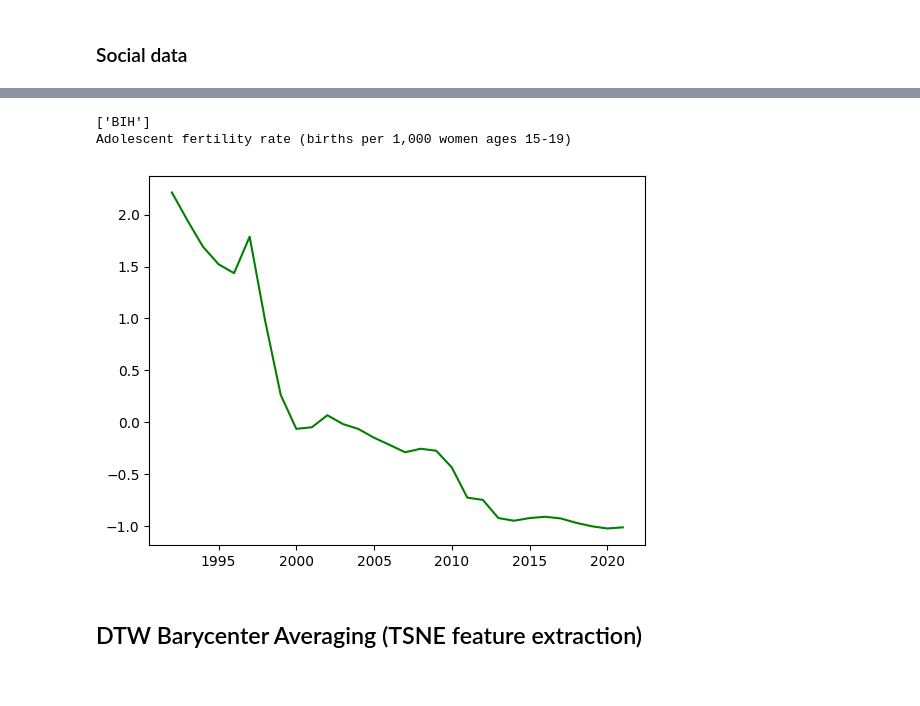
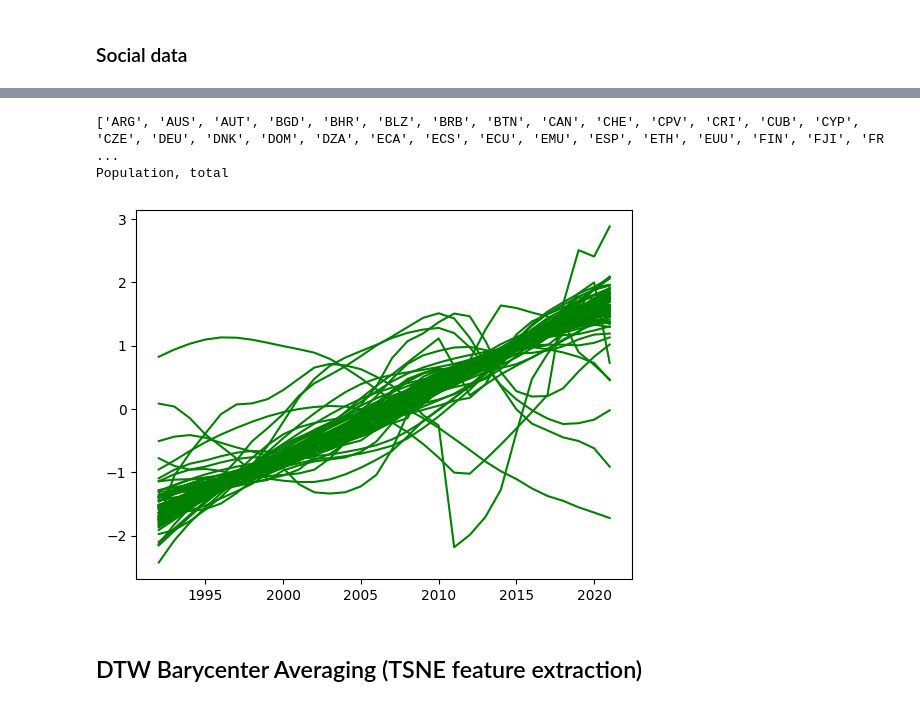
Before and after one commit to jupiterb/agh-data-science, a Jupyter notebook: 1/data_exploration/project/WorldBankOpenData_CountriesComparison.ipynb, the cells around one changed output, grey strips where cells are left out. Drawn from its saved outputs; the diff is of its cells as text; code cells hidden in the pictures.

```diff
--- a/1/data_exploration/project/WorldBankOpenData_CountriesComparison.ipynb
+++ b/1/data_exploration/project/WorldBankOpenData_CountriesComparison.ipynb
@@ -595,6 +608,6 @@ visualzie_dendrogram(tsne_1_dim_datasets["economic"], dtw)
 # %% [output]
 [figure]
 # %%
-_countries_clustered = fit_predict_clusters(tsne_1_dim_datasets["economic"], dtw_agglomerative(20))
+_countries_clustered = fit_predict_clusters(tsne_1_dim_datasets["economic"], dtw_agglomerative(40))
 visualzie_countries_clusters(_countries_clustered)
 # %% [output]
@@ -606,7 +619,7 @@ for label, cluster in enumerate(_economic_clusters):
     feature = most_common_features(cluster, dtw, ts_datasets["economic"])[0][0]
     _most_common_health_clusters_features[label] = feature
 # %%
-label = 0
+label = 15
 cluster = _economic_clusters[label]
 feature = _most_common_health_clusters_features[label]
 
@@ -631,4 +644,4 @@ visualzie_dendrogram(tsne_1_dim_datasets["health"], dtw)
 # %%
-_countries_clustered = fit_predict_clusters(tsne_1_dim_datasets["health"], dtw_agglomerative(50))
+_countries_clustered = fit_predict_clusters(tsne_1_dim_datasets["health"], dtw_agglomerative(75))
 visualzie_countries_clusters(_countries_clustered)
 # %% [output]
@@ -640,7 +653,7 @@ for label, cluster in enumerate(_health_clusters):
     feature = most_common_features(cluster, dtw, ts_datasets["health"])[0][0]
     _most_common_health_features[label] = feature
 # %%
-label = 4
+label = 12
 cluster = _health_clusters[label]
 feature = _most_common_health_features[label]
 
@@ -674,22 +687,22 @@ for label, cluster in enumerate(_social_clusters):
     feature = most_common_features(cluster, dtw, ts_datasets["social"])[0][0]
     _most_common_social_features[label] = feature
 # %%
-label = 9
+label = 1
 cluster = _social_clusters[label]
 feature = _most_common_social_features[label]
 
 print(cluster)
 print(feature)
 
 plot_time_series(
     ts_datasets["social"],
     [(country, "green") for country in cluster],
     feature
 )
 # %% [output]
-['BIH']
-Adolescent fertility rate (births per 1,000 women ages 15-19)
+['ARG', 'AUS', 'AUT', 'BGD', 'BHR', 'BLZ', 'BRB', 'BTN', 'CAN', 'CHE', 'CPV', 'CRI', 'CUB', 'CYP', 'CZE', 'DEU', 'DNK', 'DOM', 'DZA', 'ECA', 'ECS', 'ECU', 'EMU', 'ESP', 'ETH', 'EUU', 'FIN', 'FJI', 'FR ...
+Population, total
-[figure, old version]
+[figure, new version]
 # %% [markdown]
 ## DTW Barycenter Averaging (TSNE feature extraction)
 # %%
```
Also changed, not shown: parts of 36 cells of this notebook.
